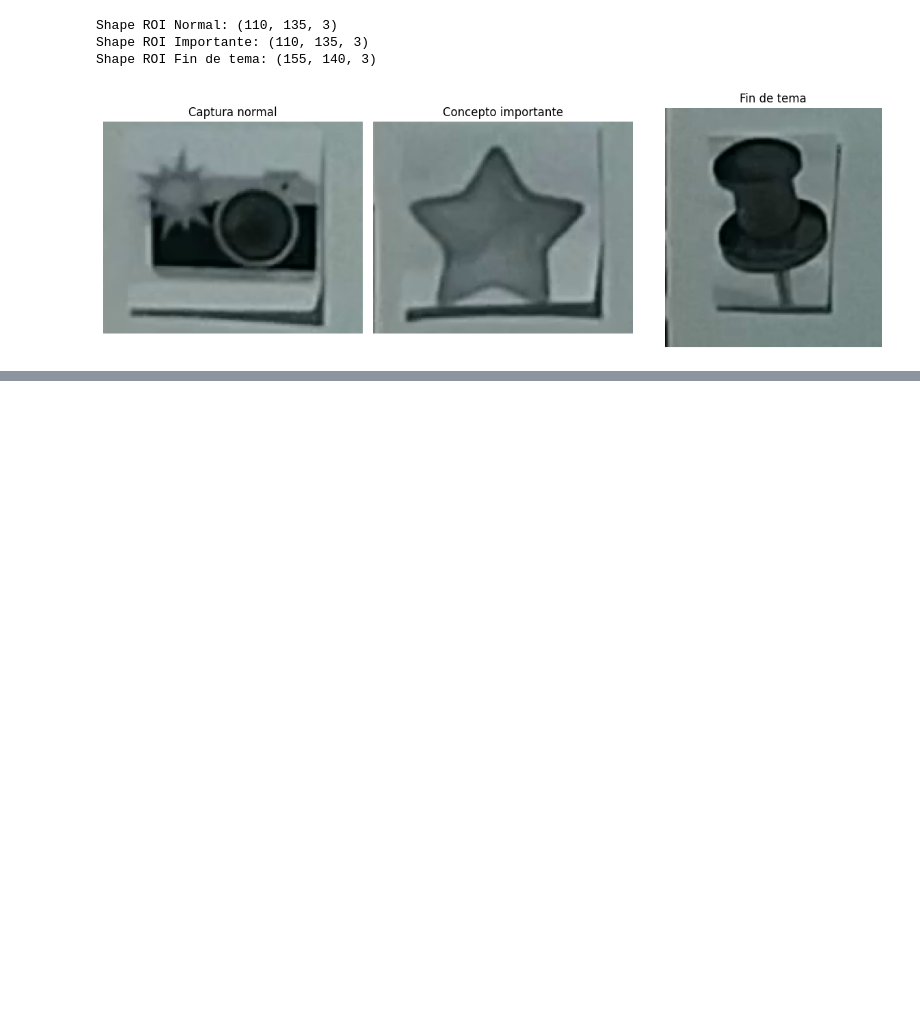
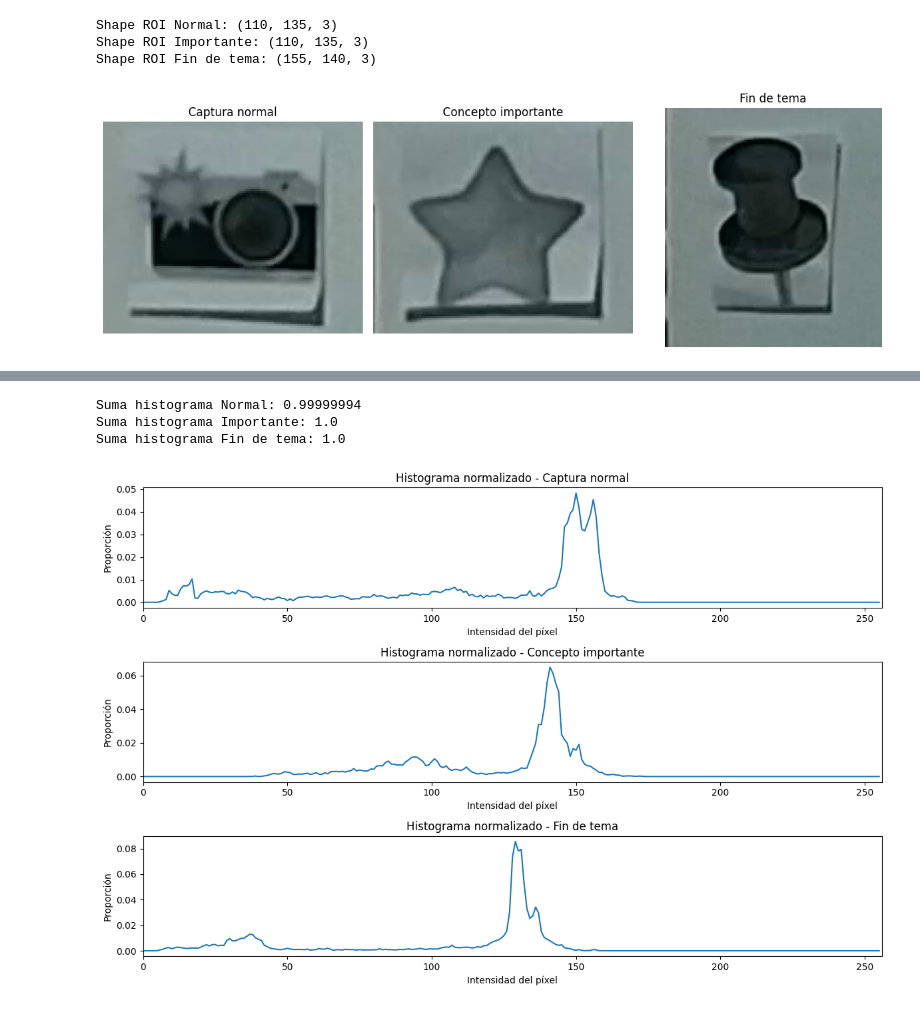
Before and after one commit to nicodf91/pizarra-snap, a Jupyter notebook: notebooks/PizarraSnap.ipynb, the cells around one changed output, grey strips where cells are left out. Drawn from its saved outputs; the diff is of its cells as text; code cells hidden in the pictures; blank space fills up the shorter version.

```diff
--- a/notebooks/PizarraSnap.ipynb
+++ b/notebooks/PizarraSnap.ipynb
@@ -303,0 +554,72 @@ plt.show()
+# %%
+# Normalizo los histogramas para trabajar con proporciones
+# en lugar de depender de la cantidad total de píxeles de cada ROI.
+
+hist_normal_norm = cv2.normalize(
+    hist_normal,
+    None,
+    alpha=1,
+    beta=0,
+    norm_type=cv2.NORM_L1
+)
+
+hist_importante_norm = cv2.normalize(
+    hist_importante,
+    None,
+    alpha=1,
+    beta=0,
+    norm_type=cv2.NORM_L1
+)
+
+hist_fin_norm = cv2.normalize(
+    hist_fin,
+    None,
+    alpha=1,
+    beta=0,
+    norm_type=cv2.NORM_L1
+)
+
+# Compruebo la suma de cada histograma normalizado.
+# Con NORM_L1, la suma debería quedar aproximadamente en 1.
+
+print("Suma histograma Normal:", hist_normal_norm.sum())
+print("Suma histograma Importante:", hist_importante_norm.sum())
+print("Suma histograma Fin de tema:", hist_fin_norm.sum())
+# %% [output]
+Suma histograma Normal: 0.99999994
+Suma histograma Importante: 1.0
+Suma histograma Fin de tema: 1.0
+# %%
+# Grafico los histogramas normalizados de las tres ROI.
+# Ahora el eje vertical representa proporciones y no cantidades absolutas de píxeles.
+
+plt.figure(figsize=(12, 8))
+
+# Histograma normalizado de Captura normal.
+plt.subplot(3, 1, 1)
+plt.plot(hist_normal_norm)
+plt.title("Histograma normalizado - Captura normal")
+plt.xlabel("Intensidad del píxel")
+plt.ylabel("Proporción")
+plt.xlim([0, 256])
+
+# Histograma normalizado de Concepto importante.
+plt.subplot(3, 1, 2)
+plt.plot(hist_importante_norm)
+plt.title("Histograma normalizado - Concepto importante")
+plt.xlabel("Intensidad del píxel")
+plt.ylabel("Proporción")
+plt.xlim([0, 256])
+
+# Histograma normalizado de Fin de tema.
+plt.subplot(3, 1, 3)
+plt.plot(hist_fin_norm)
+plt.title("Histograma normalizado - Fin de tema")
+plt.xlabel("Intensidad del píxel")
+plt.ylabel("Proporción")
+plt.xlim([0, 256])
+
+plt.tight_layout()
+plt.show()
+# %% [output]
+[figure, added]
```
Also changed, not shown: parts of 54 cells of this notebook.
